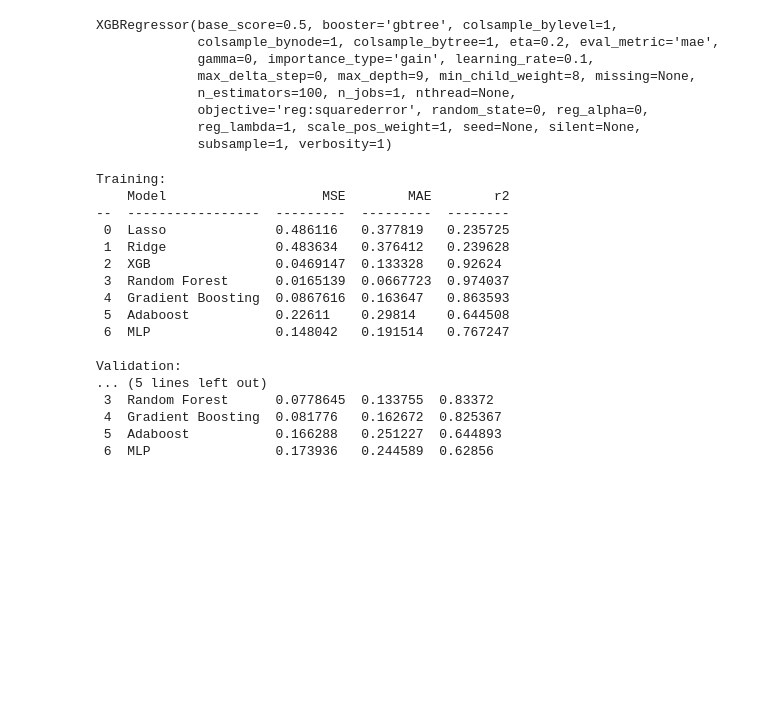
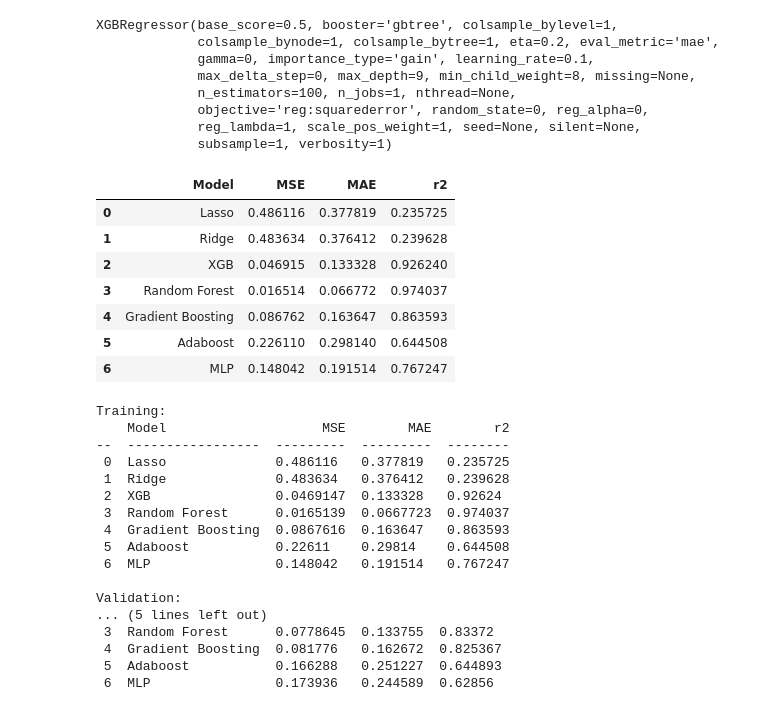
Before and after one commit to akrhea/covid-foot-traffic, a Jupyter notebook: modeling.ipynb, the cells around one changed output. Drawn from its saved outputs; the diff is of its cells as text; code cells hidden in the pictures; blank space fills up the shorter version.

```diff
--- a/modeling.ipynb
+++ b/modeling.ipynb
@@ -413,6 +413,17 @@ XGBRegressor(base_score=0.5, booster='gbtree', colsample_bylevel=1,
              objective='reg:squarederror', random_state=0, reg_alpha=0,
              reg_lambda=1, scale_pos_weight=1, seed=None, silent=None,
              subsample=1, verbosity=1)
+# %%
+training_score_df
+# %% [output]
+|  | Model | MSE | MAE | r2 |
+| 0 | Lasso | 0.486116 | 0.377819 | 0.235725 |
+| 1 | Ridge | 0.483634 | 0.376412 | 0.239628 |
+| 2 | XGB | 0.046915 | 0.133328 | 0.926240 |
+| 3 | Random Forest | 0.016514 | 0.066772 | 0.974037 |
+| 4 | Gradient Boosting | 0.086762 | 0.163647 | 0.863593 |
+| 5 | Adaboost | 0.226110 | 0.298140 | 0.644508 |
+| 6 | MLP | 0.148042 | 0.191514 | 0.767247 |
 # %%
 # Create list of best estimators of each type
 reg_list = [(lasso.best_estimator_,"Lasso"),
```
Also changed, not shown: parts of 14 cells of this notebook, 1 other file.
